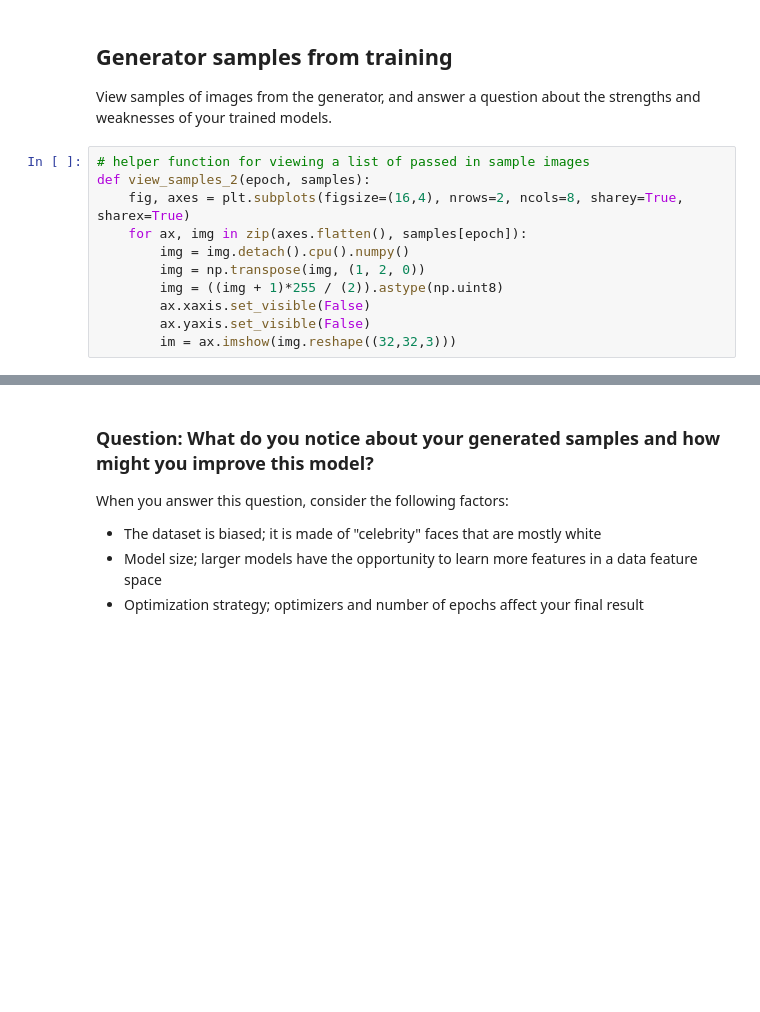
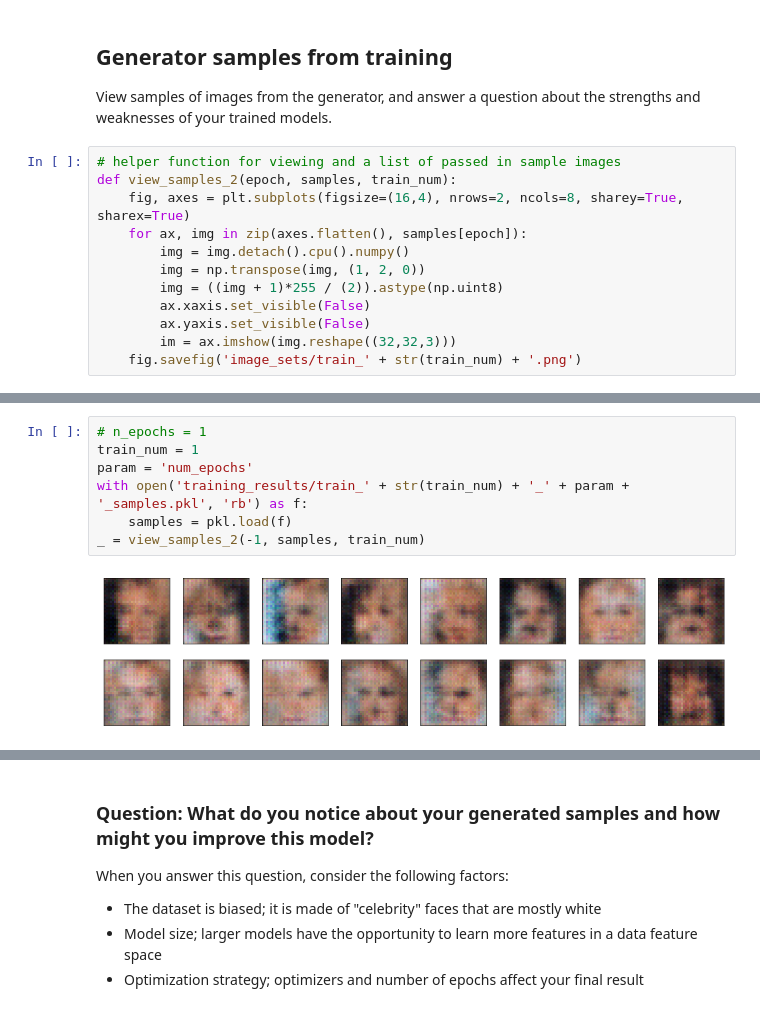
Before and after one commit to ddhartma/Face-Generation-with-DCGANs, a Jupyter notebook: dlnd_face_generation.ipynb, the cells around one changed output, grey strips where cells are left out. Drawn from its saved outputs; the diff is of its cells as text; blank space fills up the shorter version.

```diff
--- a/dlnd_face_generation.ipynb
+++ b/dlnd_face_generation.ipynb
@@ -795,8 +832,8 @@ plt.legend()
 
 View samples of images from the generator, and answer a question about the strengths and weaknesses of your trained models.
 # %%
-# helper function for viewing a list of passed in sample images
-def view_samples_2(epoch, samples):
+# helper function for viewing and a list of passed in sample images
+def view_samples_2(epoch, samples, train_num):
     fig, axes = plt.subplots(figsize=(16,4), nrows=2, ncols=8, sharey=True, sharex=True)
     for ax, img in zip(axes.flatten(), samples[epoch]):
         img = img.detach().cpu().numpy()
@@ -805,3 +842,4 @@ def view_samples_2(epoch, samples):
         ax.xaxis.set_visible(False)
         ax.yaxis.set_visible(False)
         im = ax.imshow(img.reshape((32,32,3)))
+    fig.savefig('image_sets/train_' + str(train_num) + '.png')
@@ -807,0 +889,9 @@ def view_samples_2(epoch, samples):
+# %%
+# n_epochs = 1
+train_num = 1
+param = 'num_epochs'
+with open('training_results/train_' + str(train_num) + '_' + param + '_samples.pkl', 'rb') as f:
+    samples = pkl.load(f)
+_ = view_samples_2(-1, samples, train_num)
+# %% [output]
+[figure, added]
```
Also changed, not shown: parts of 51 cells of this notebook.
